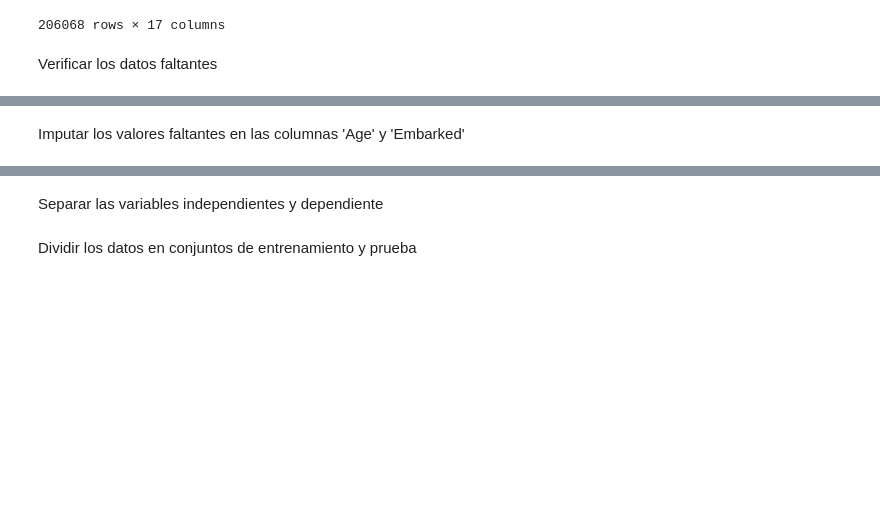
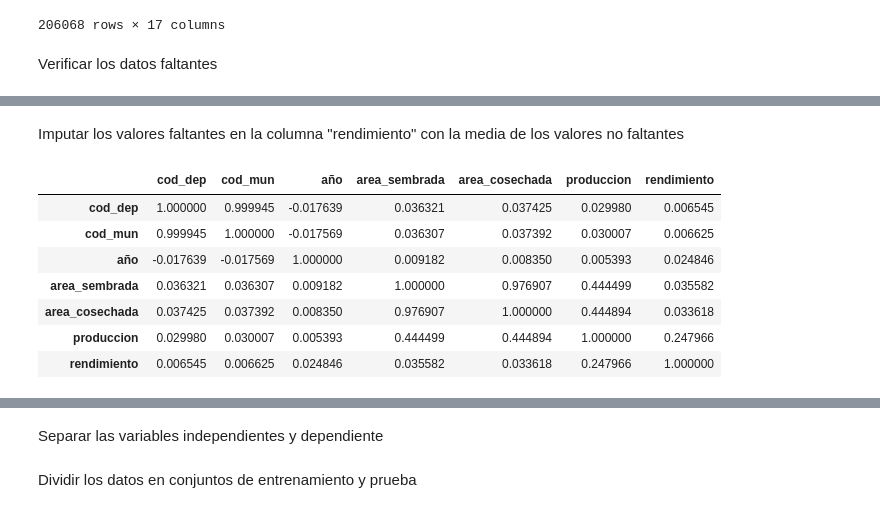
Before and after one commit to AlexTorresDev/Analisis-de-Datos, a Jupyter notebook: notebooks/proyecto 1.ipynb, the cells around one changed output, grey strips where cells are left out. Saved outputs shown, nothing was run; the diff lists cells and outputs as text; code cells hidden in the pictures; blank space fills up the shorter version.

```diff
--- a/notebooks/proyecto 1.ipynb
+++ b/notebooks/proyecto 1.ipynb
@@ -90,8 +130,16 @@ CICLO DE CULTIVO                                    0
 dtype: int64
-# %%
-df = df.rename(columns={'grupo_de_cultivo': 'grupo', 'subgrupo_de_cultivo': 'subgrupo', 'cultivo': 'nombre', 'a_o': 'anio', 'rea_sembrada_ha': 'area_sembrada', 'rea_cosechada_ha': 'area_cosechada', 'producci_n_t': 'produccion', 'rendimiento_t_ha': 'rendimiento', 'estado_fisico_produccion': 'estado'})
-# %% [markdown]
-Imputar los valores faltantes en las columnas 'Age' y 'Embarked'
-# %%
-df['Age'] = df['Age'].fillna(df['Age'].median())
-df['Embarked'] = df['Embarked'].fillna(df['Embarked'].mode()[0])
+# %% [markdown]
+Imputar los valores faltantes en la columna "rendimiento" con la media de los valores no faltantes
+# %%
+df["rendimiento"].fillna(df["rendimiento"].mean(), inplace=True)
+
+df.corr()
+# %% [output]
+|  | cod_dep | cod_mun | año | area_sembrada | area_cosechada | produccion | rendimiento |
+| cod_dep | 1.000000 | 0.999945 | -0.017639 | 0.036321 | 0.037425 | 0.029980 | 0.006545 |
+| cod_mun | 0.999945 | 1.000000 | -0.017569 | 0.036307 | 0.037392 | 0.030007 | 0.006625 |
+| año | -0.017639 | -0.017569 | 1.000000 | 0.009182 | 0.008350 | 0.005393 | 0.024846 |
+| area_sembrada | 0.036321 | 0.036307 | 0.009182 | 1.000000 | 0.976907 | 0.444499 | 0.035582 |
+| area_cosechada | 0.037425 | 0.037392 | 0.008350 | 0.976907 | 1.000000 | 0.444894 | 0.033618 |
+| produccion | 0.029980 | 0.030007 | 0.005393 | 0.444499 | 0.444894 | 1.000000 | 0.247966 |
+| rendimiento | 0.006545 | 0.006625 | 0.024846 | 0.035582 | 0.033618 | 0.247966 | 1.000000 |
```
Also changed, not shown: parts of 25 cells of this notebook.
